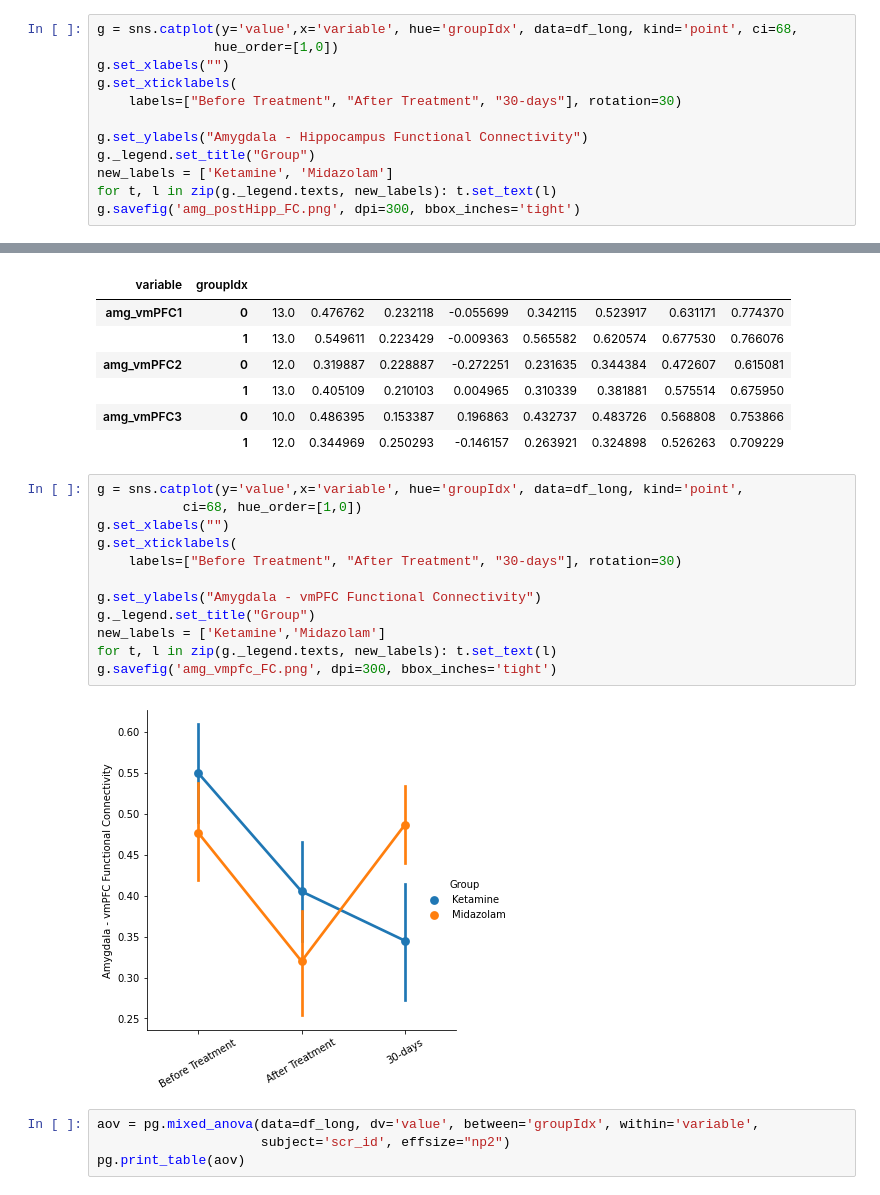
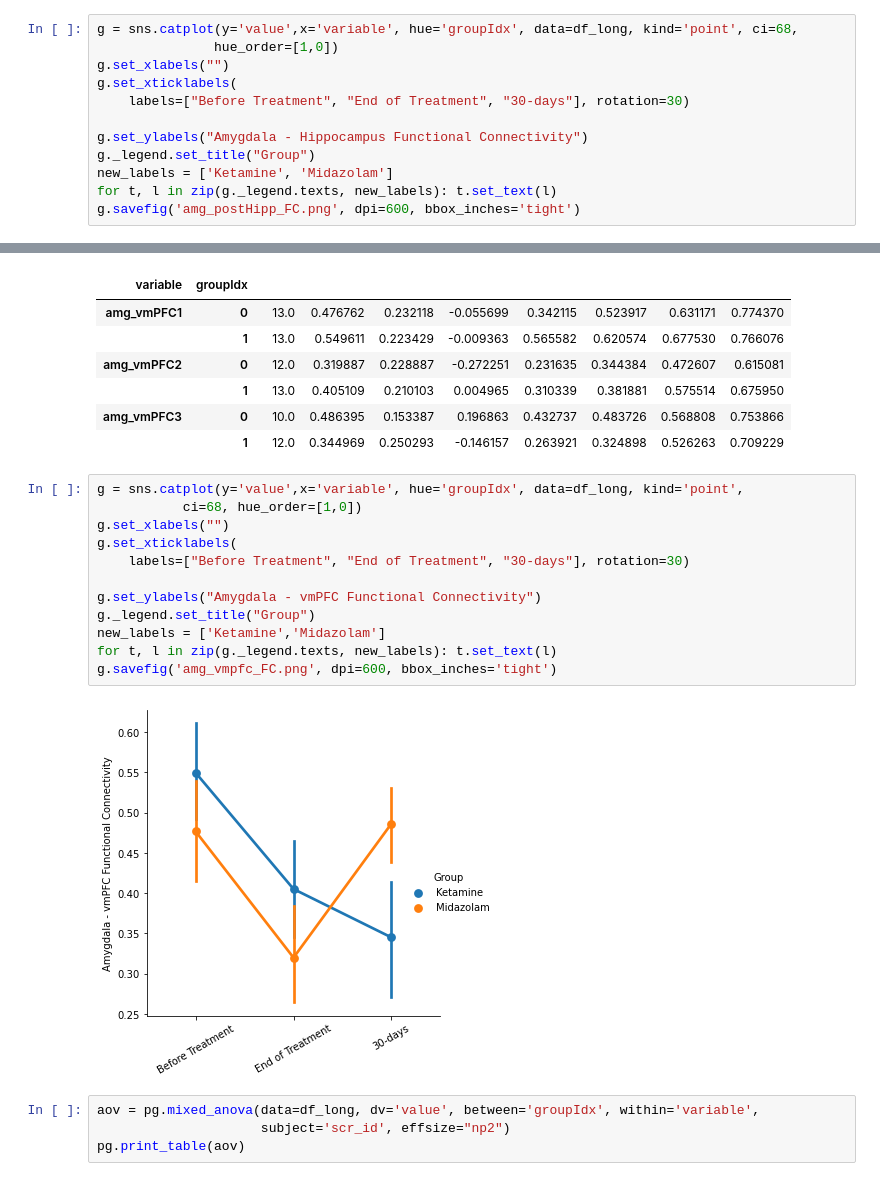
Before and after one commit to orduek/KPE, a Jupyter notebook: func/fc/FC_StatsAnalysis.ipynb, the cells around one changed output, grey strips where cells are left out. Cells and saved outputs as stored; diff of their text form.

```diff
--- a/func/fc/FC_StatsAnalysis.ipynb
+++ b/func/fc/FC_StatsAnalysis.ipynb
@@ -92,11 +92,11 @@ g = sns.catplot(y='value',x='variable', hue='groupIdx', data=df_long, kind='poin
                hue_order=[1,0])
 g.set_xlabels("")
 g.set_xticklabels(
-    labels=["Before Treatment", "After Treatment", "30-days"], rotation=30)
+    labels=["Before Treatment", "End of Treatment", "30-days"], rotation=30)
 
 g.set_ylabels("Amygdala - Hippocampus Functional Connectivity")
 g._legend.set_title("Group")
 new_labels = ['Ketamine', 'Midazolam']
 for t, l in zip(g._legend.texts, new_labels): t.set_text(l)
-g.savefig('amg_postHipp_FC.png', dpi=300, bbox_inches='tight')
+g.savefig('amg_postHipp_FC.png', dpi=600, bbox_inches='tight')
 # %% [output]
@@ -265,17 +266,17 @@ df_long.groupby(['variable','groupIdx']).describe()
 # %%
 g = sns.catplot(y='value',x='variable', hue='groupIdx', data=df_long, kind='point',
            ci=68, hue_order=[1,0])
 g.set_xlabels("")
 g.set_xticklabels(
-    labels=["Before Treatment", "After Treatment", "30-days"], rotation=30)
+    labels=["Before Treatment", "End of Treatment", "30-days"], rotation=30)
 
 g.set_ylabels("Amygdala - vmPFC Functional Connectivity")
 g._legend.set_title("Group")
 new_labels = ['Ketamine','Midazolam']
 for t, l in zip(g._legend.texts, new_labels): t.set_text(l)
-g.savefig('amg_vmpfc_FC.png', dpi=300, bbox_inches='tight')
+g.savefig('amg_vmpfc_FC.png', dpi=600, bbox_inches='tight')
 # %% [output]
-[figure, old version]
+[figure, new version]
 # %%
 aov = pg.mixed_anova(data=df_long, dv='value', between='groupIdx', within='variable',
                      subject='scr_id', effsize="np2")
```
Also changed, not shown: parts of 40 cells of this notebook, 7 other files.
